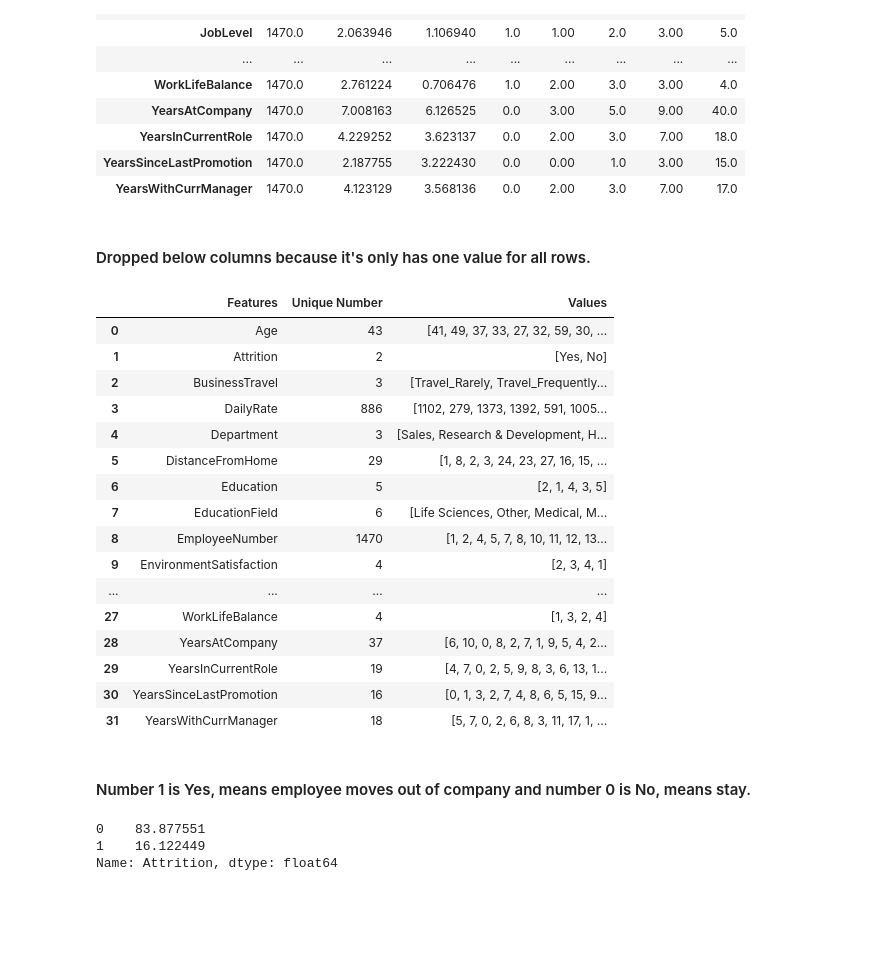
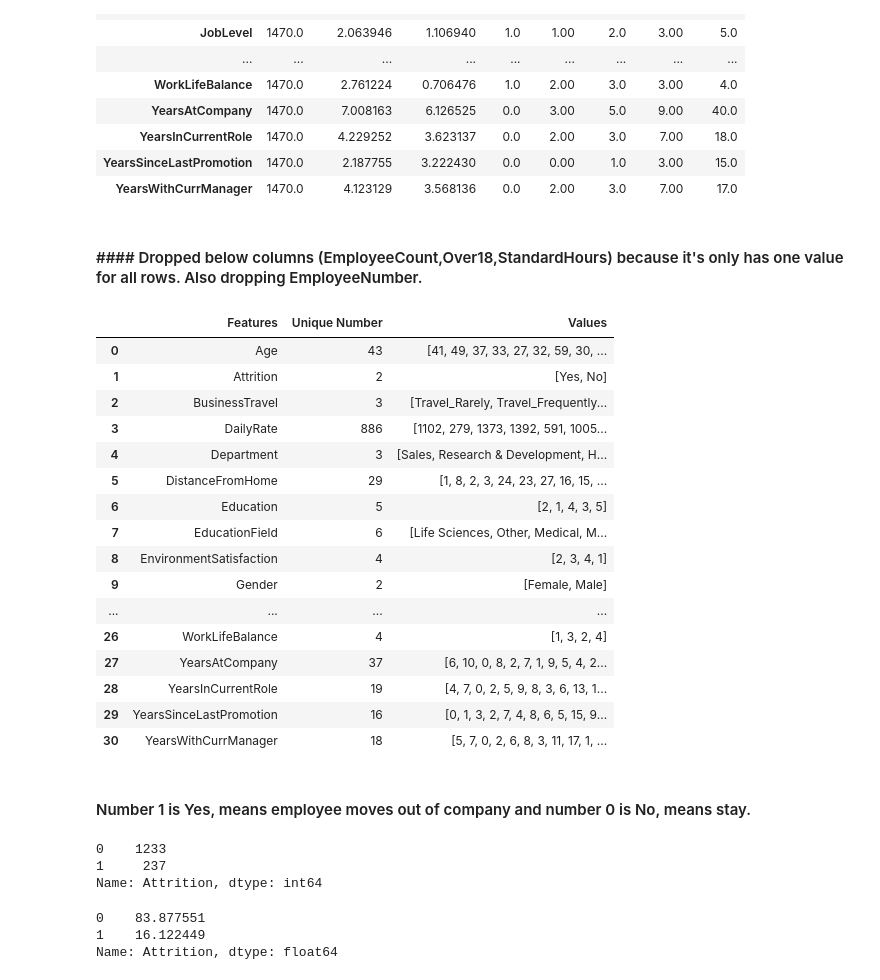
Before and after one commit to tdesai1969/540_group_project, a Jupyter notebook: Tejas/project_eda_td.ipynb, the cells around one changed output. Drawn from its saved outputs; the diff is of its cells as text; code cells hidden in the pictures; blank space fills up the shorter version.

```diff
--- a/Tejas/project_eda_td.ipynb
+++ b/Tejas/project_eda_td.ipynb
@@ -10,5 +10,5 @@ warnings.filterwarnings('ignore')
 # %%
 path = os.path.join("..","WA_Fn-UseC_-HR-Employee-Attrition.csv")
 # %%
-df = pd.read_csv(path)
+df_td = pd.read_csv(path)
 # %%
@@ -62,32 +62,32 @@ df.describe().T
 | YearsSinceLastPromotion | 1470.0 | 2.187755 | 3.222430 | 0.0 | 0.00 | 1.0 | 3.00 | 15.0 |
 | YearsWithCurrManager | 1470.0 | 4.123129 | 3.568136 | 0.0 | 2.00 | 3.0 | 7.00 | 17.0 |
 # %% [markdown]
-#### Dropped below columns because it's only has one value for all rows.
+#### #### Dropped below columns (EmployeeCount,Over18,StandardHours) because it's only has one value for all rows. Also dropping EmployeeNumber.
 # %%
-df.drop(columns=['EmployeeCount', 'Over18', 'StandardHours'], inplace=True)
+df_td.drop(columns=['EmployeeCount', 'Over18', 'StandardHours','EmployeeNumber'], inplace=True)
 # %%
 dfColumns = []
-for i in df.columns:
-    dfColumns.append([i, df[i].nunique(), df[i].drop_duplicates().values])
+for i in df_td.columns:
+    dfColumns.append([i, df_td[i].nunique(), df_td[i].drop_duplicates().values])
 pd.DataFrame(dfColumns, columns = ['Features', 'Unique Number', 'Values'])
 # %% [output]
 |  | Features | Unique Number | Values |
 | 0 | Age | 43 | [41, 49, 37, 33, 27, 32, 59, 30, ... |
 | 1 | Attrition | 2 | [Yes, No] |
 | 2 | BusinessTravel | 3 | [Travel_Rarely, Travel_Frequently... |
 | 3 | DailyRate | 886 | [1102, 279, 1373, 1392, 591, 1005... |
 | 4 | Department | 3 | [Sales, Research & Development, H... |
 | 5 | DistanceFromHome | 29 | [1, 8, 2, 3, 24, 23, 27, 16, 15, ... |
 | 6 | Education | 5 | [2, 1, 4, 3, 5] |
 | 7 | EducationField | 6 | [Life Sciences, Other, Medical, M... |
-| 8 | EmployeeNumber | 1470 | [1, 2, 4, 5, 7, 8, 10, 11, 12, 13... |
-| 9 | EnvironmentSatisfaction | 4 | [2, 3, 4, 1] |
+| 8 | EnvironmentSatisfaction | 4 | [2, 3, 4, 1] |
+| 9 | Gender | 2 | [Female, Male] |
 | ... | ... | ... | ... |
-| 27 | WorkLifeBalance | 4 | [1, 3, 2, 4] |
-| 28 | YearsAtCompany | 37 | [6, 10, 0, 8, 2, 7, 1, 9, 5, 4, 2... |
-| 29 | YearsInCurrentRole | 19 | [4, 7, 0, 2, 5, 9, 8, 3, 6, 13, 1... |
-| 30 | YearsSinceLastPromotion | 16 | [0, 1, 3, 2, 7, 4, 8, 6, 5, 15, 9... |
-| 31 | YearsWithCurrManager | 18 | [5, 7, 0, 2, 6, 8, 3, 11, 17, 1, ... |
+| 26 | WorkLifeBalance | 4 | [1, 3, 2, 4] |
+| 27 | YearsAtCompany | 37 | [6, 10, 0, 8, 2, 7, 1, 9, 5, 4, 2... |
+| 28 | YearsInCurrentRole | 19 | [4, 7, 0, 2, 5, 9, 8, 3, 6, 13, 1... |
+| 29 | YearsSinceLastPromotion | 16 | [0, 1, 3, 2, 7, 4, 8, 6, 5, 15, 9... |
+| 30 | YearsWithCurrManager | 18 | [5, 7, 0, 2, 6, 8, 3, 11, 17, 1, ... |
 # %% [markdown]
 #### Number 1 is Yes, means employee moves out of company and number 0 is No, means stay.
 # %%
@@ -95 +95,7 @@ df['Attrition'] = np.where(df['Attrition'] == 'Yes', 1, 0)
+# %%
+df_td["Attrition"].value_counts()
+# %% [output]
+0    1233
+1     237
+Name: Attrition, dtype: int64
 # %%
```
Also changed, not shown: parts of 39 cells of this notebook.
